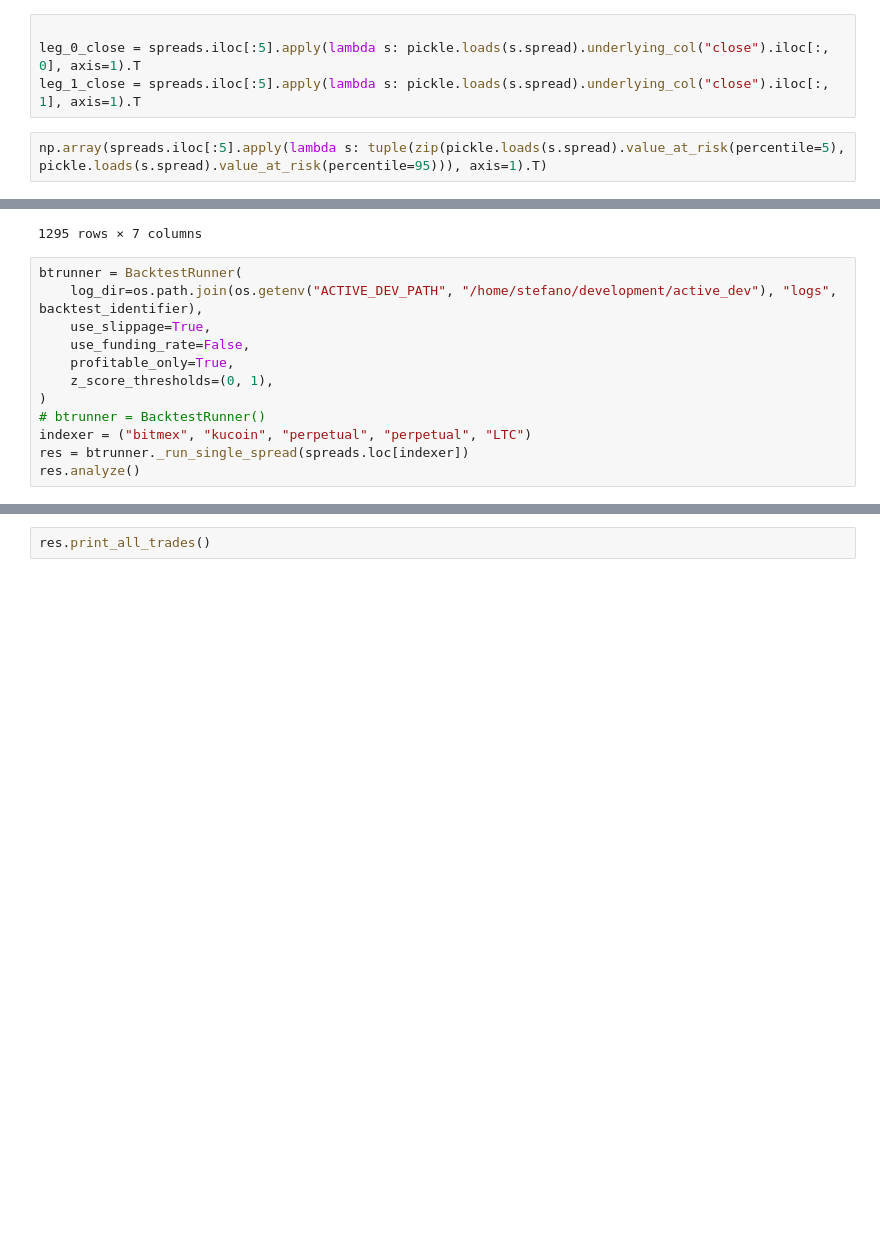
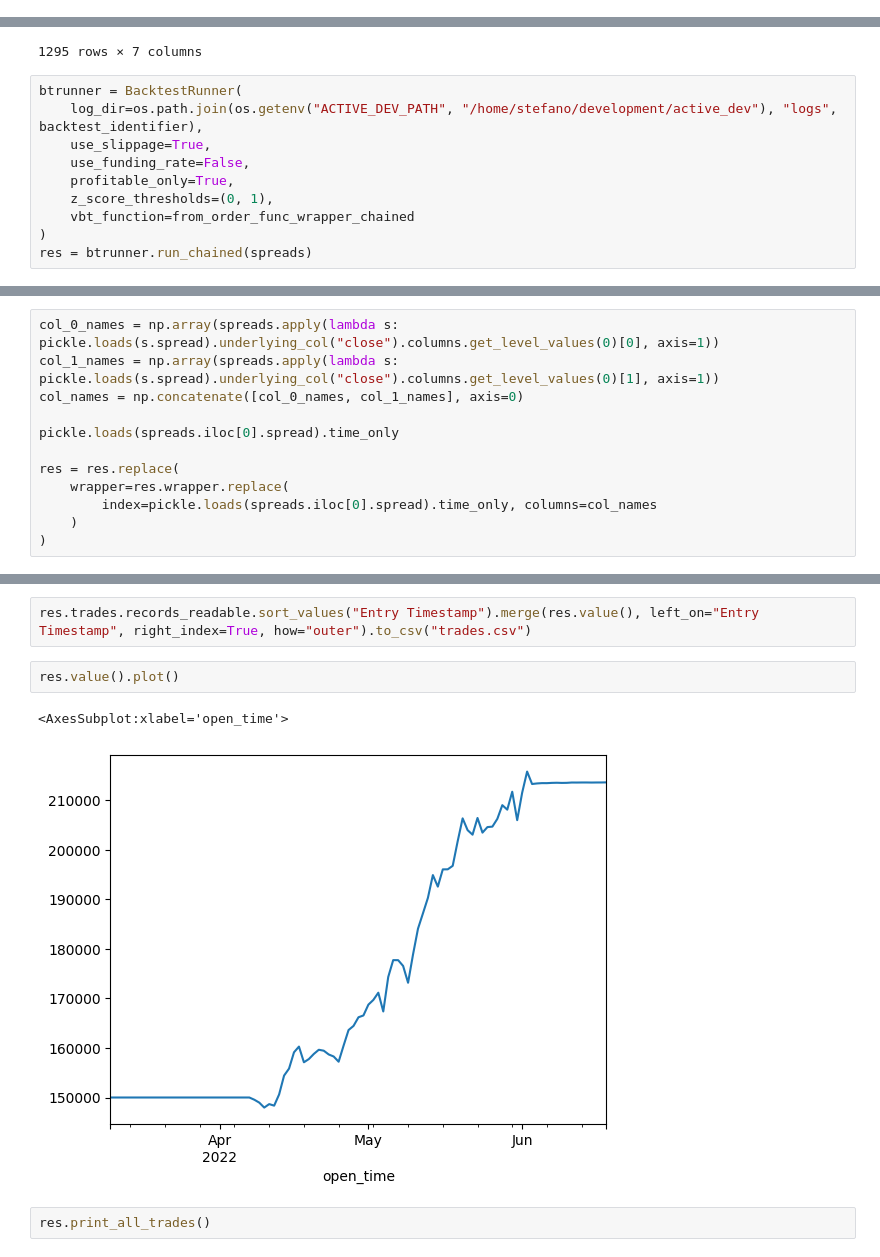
Before and after one commit to skswe/spreads-arb, a Jupyter notebook: run_backtest.ipynb, the cells around one changed output, grey strips where cells are left out. Saved outputs shown, nothing was run; the diff lists cells and outputs as text; blank space fills up the shorter version.

Commit message:
final backtest logic

```diff
--- a/run_backtest.ipynb
+++ b/run_backtest.ipynb
@@ -1005,6 +1002,0 @@ Name: init_margin, Length: 1295, dtype: float64
-# %%
-
-leg_0_close = spreads.iloc[:5].apply(lambda s: pickle.loads(s.spread).underlying_col("close").iloc[:, 0], axis=1).T
-leg_1_close = spreads.iloc[:5].apply(lambda s: pickle.loads(s.spread).underlying_col("close").iloc[:, 1], axis=1).T
-# %%
-np.array(spreads.iloc[:5].apply(lambda s: tuple(zip(pickle.loads(s.spread).value_at_risk(percentile=5), pickle.loads(s.spread).value_at_risk(percentile=95))), axis=1).T)
@@ -1060,8 +1045,6 @@ btrunner = BacktestRunner(
     use_funding_rate=False,
     profitable_only=True,
     z_score_thresholds=(0, 1),
+    vbt_function=from_order_func_wrapper_chained
 )
-# btrunner = BacktestRunner()
-indexer = ("bitmex", "kucoin", "perpetual", "perpetual", "LTC")
-res = btrunner._run_single_spread(spreads.loc[indexer])
-res.analyze()
+res = btrunner.run_chained(spreads)
@@ -1140,0 +1051,12 @@ Name: group, dtype: object
+# %%
+col_0_names = np.array(spreads.apply(lambda s: pickle.loads(s.spread).underlying_col("close").columns.get_level_values(0)[0], axis=1))
+col_1_names = np.array(spreads.apply(lambda s: pickle.loads(s.spread).underlying_col("close").columns.get_level_values(0)[1], axis=1))
+col_names = np.concatenate([col_0_names, col_1_names], axis=0)
+
+pickle.loads(spreads.iloc[0].spread).time_only
+
+res = res.replace(
+    wrapper=res.wrapper.replace(
+        index=pickle.loads(spreads.iloc[0].spread).time_only, columns=col_names
+    )
+)
@@ -1141,3 +1085,10 @@ Name: group, dtype: object
+# %%
+res.trades.records_readable.sort_values("Entry Timestamp").merge(res.value(), left_on="Entry Timestamp", right_index=True, how="outer").to_csv("trades.csv")
+# %%
+res.value().plot()
+# %% [output]
+<AxesSubplot:xlabel='open_time'>
+[figure, added]
 # %%
 res.print_all_trades()
 # %%
```
Also changed, not shown: parts of 13 cells of this notebook, 3 other files.
